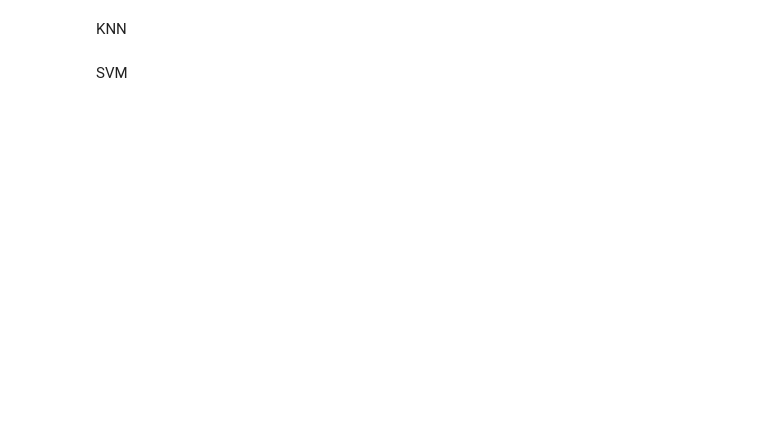
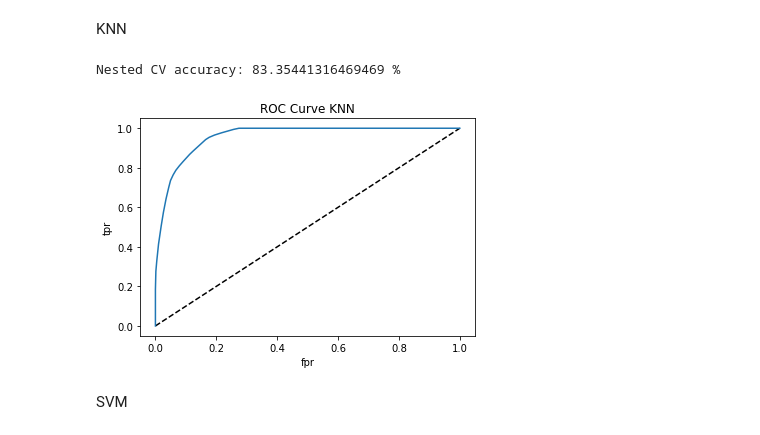
Before and after one commit to ashv1nr/cfb-top-25-predictor, a Jupyter notebook: cs363mProject.ipynb, the cells around one changed output. Cells and saved outputs as stored; diff of their text form; code cells hidden in the pictures; blank space fills up the shorter version.

```diff
--- a/cs363mProject.ipynb
+++ b/cs363mProject.ipynb
@@ -406,19 +465,37 @@ KNN
 # %%
 from sklearn.neighbors import KNeighborsClassifier
 from sklearn.pipeline import Pipeline
 from sklearn.model_selection import KFold
 
 
 
 k_pl = Pipeline(steps=[('scaler', StandardScaler()), ('pca', PCA()), ('knn', KNeighborsClassifier())])
 param_grid = {'pca__n_components': list(range(5, 19)), 'knn__n_neighbors': list(range(1, 25))}
 
 gr_sch = GridSearchCV(k_pl, param_grid, cv = 5)
 gr_sch.fit(features, labels)
 outer_loop = KFold(n_splits = 5, shuffle = True, random_state = 21)
 nested_scores = cross_val_score(gr_sch, features, labels, cv = outer_loop)
 accuracy = nested_scores.mean()
 print("Nested CV accuracy:", accuracy * 100, "%")
+
+gr_sch.fit(features, labels)
+predictions = grid_search.predict_proba(features)
+
+# #replace these fpr and tpr with the results of your roc_curve
+fpr, tpr, _ = roc_curve(labels, predictions[:,1])
+
+# Do not change this code! This plots the ROC curve.
+# Just replace the fpr and tpr above with the values from your roc_curve
+plt.plot([0,1],[0,1],'k--') #plot the diagonal line
+plt.plot(fpr, tpr, label='NB') #plot the ROC curve
+plt.xlabel('fpr')
+plt.ylabel('tpr')
+plt.title('ROC Curve KNN')
+plt.show()
+# %% [output]
+Nested CV accuracy: 83.35441316469469 %
+[figure, added]
 # %% [markdown]
 SVM
 # %%
```
Also changed, not shown: parts of 19 cells of this notebook.
